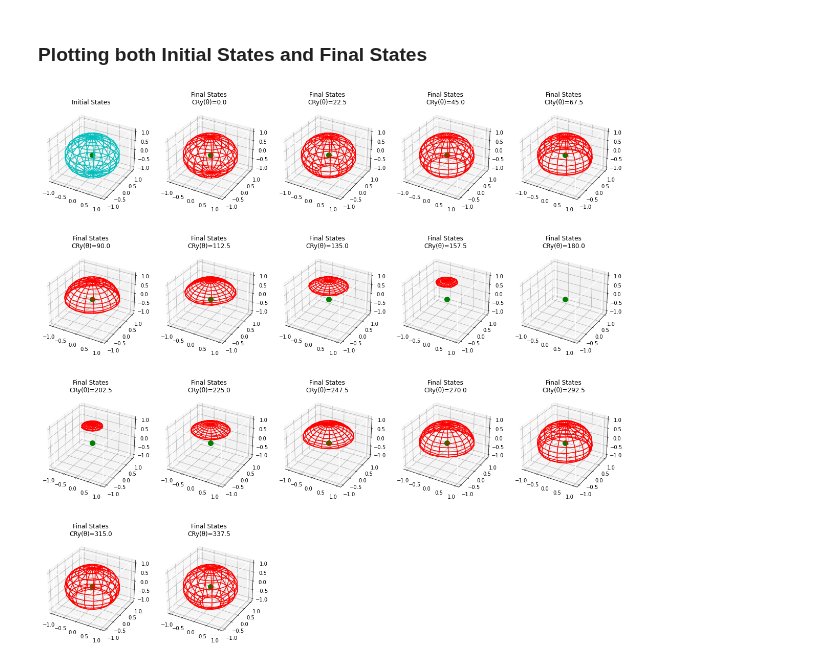
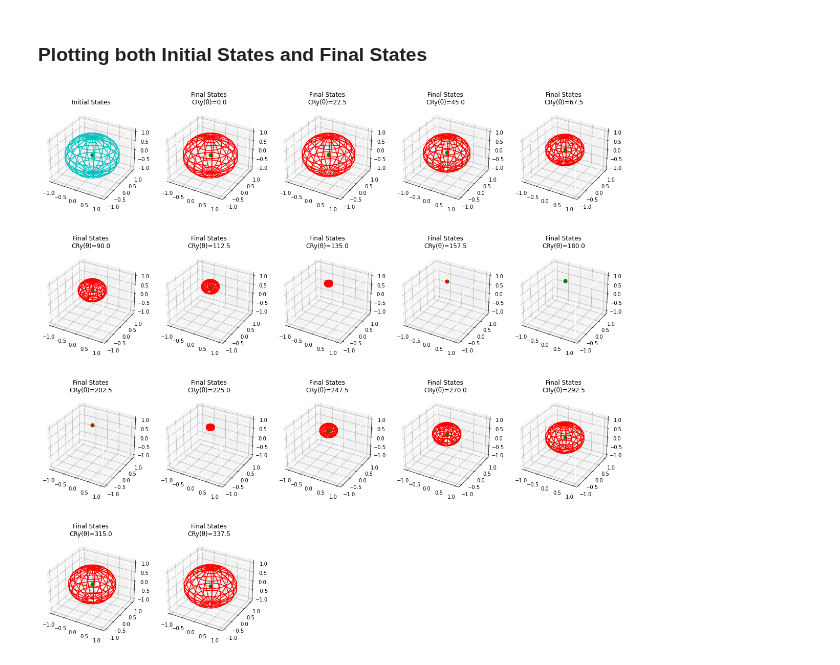
Before and after one commit to iamtxena/quantum-channel-discrimination, a Jupyter notebook: src/qcdBase.ipynb, the cells around one changed output. Cells and saved outputs as stored; diff of their text form; code cells hidden in the pictures.

Commit message:
feat: integrate new final state coordinates function

```diff
--- a/src/qcdBase.ipynb
+++ b/src/qcdBase.ipynb
@@ -70,6 +70,33 @@ def computeStateVectorCoordsReshaped(amplitudesVector, inputAnglesPhase, nPoints
         'reshapedCoordsY':  np.reshape(initialStateVectorCoordsY, (nPointsTheta, nPointsPhase)),
         'reshapedCoordsZ':  np.reshape(initialStateVectorCoordsZ, (nPointsTheta, nPointsPhase)),
     }
+# %%
+def computeFinaleStateVectorCoordsReshaped(amplitudesVector, inputAnglesPhase, nPointsTheta, nPointsPhase):
+    """ Compute the final state reshaped coordinates from a given amplitudes """
+    finalStateVectorCoordsX = []
+    finalStateVectorCoordsY = []
+    finalStateVectorCoordsZ = []
+    for indexAmplitudes in range(len(amplitudesVector)):
+        Theta_i = 2*np.arccos(amplitudesVector[indexAmplitudes])
+        Phase_i = inputAnglesPhase[indexAmplitudes % nPointsPhase]
+        finalStateVectorCoordsZ.append(np.cos(Theta_i))
+    # Reshaping matrices X, Y and Z in right dimensions to be represented
+    top_z = max(finalStateVectorCoordsZ)
+    min_z = min(finalStateVectorCoordsZ)
+    radius = (top_z-min_z)/2
+    center_z = 1-radius
+
+    for newIndexAmplitudes in range(len(amplitudesVector)):
+        newTheta_i = np.arccos((finalStateVectorCoordsZ[newIndexAmplitudes]-center_z)/radius)
+        newPhase_i = inputAnglesPhase[newIndexAmplitudes % nPointsPhase]
+        finalStateVectorCoordsX.append(radius*np.sin(newTheta_i)*np.cos(newPhase_i))
+        finalStateVectorCoordsY.append(radius*np.sin(newTheta_i)*np.sin(newPhase_i))
+    return {
+        'reshapedCoordsX':  np.reshape(finalStateVectorCoordsX, (nPointsTheta, nPointsPhase)),
+        'reshapedCoordsY':  np.reshape(finalStateVectorCoordsY, (nPointsTheta, nPointsPhase)),
+        'reshapedCoordsZ':  np.reshape(finalStateVectorCoordsZ, (nPointsTheta, nPointsPhase)),
+        'center': center_z
+    }
 # %%
 def draw_cube(axes):
     """ Draw a cube passing axes as a parameter """
@@ -164,7 +191,7 @@ initialStatesReshaped = computeStateVectorCoordsReshaped(initialStates["zeroAmpl
 # Set the Final States
 allChannelsFinalStatesReshaped = []
 for indexFinalState in range(len(totalFinalStates)):
-    singleChannelFinalStatesReshaped = computeStateVectorCoordsReshaped(totalFinalStates[indexFinalState]["zeroAmplitude"], anglesPhase, pointsTheta, pointsPhase)
+    singleChannelFinalStatesReshaped = computeFinaleStateVectorCoordsReshaped(totalFinalStates[indexFinalState]["zeroAmplitude"], anglesPhase, pointsTheta, pointsPhase)
     allChannelsFinalStatesReshaped.append(singleChannelFinalStatesReshaped)
 # %% [markdown]
 ## Plotting the results
@@ -198,33 +225,33 @@ plt.show()
 fig = plt.figure(figsize=(20,25))
 #===============
 #  First subplot
 #===============
 # set up the axes for the first plot
 ax = fig.add_subplot(5, 5, 1, projection='3d')
 draw_cube(ax)
 
 # draw initial states
 ax.plot_wireframe(initialStatesReshaped['reshapedCoordsX'], initialStatesReshaped['reshapedCoordsY'], initialStatesReshaped['reshapedCoordsZ'], color="c")
 ax.set_title("Initial States")
 # draw center
-ax.scatter([0], [0], [0], color="g", s=100)
+ax.scatter([0], [0], [0], color="g", s=50)
 
 #===============
 # Next subplots
 #===============
 indexFinalStateReshaped = 0
 for finalStatesReshaped in allChannelsFinalStatesReshaped:
     # set up the axes for the second plot
     ax = fig.add_subplot(5, 5, 2 + indexFinalStateReshaped, projection='3d')
     draw_cube(ax)
     # draw final states
     ax.plot_wireframe(finalStatesReshaped['reshapedCoordsX'], finalStatesReshaped['reshapedCoordsY'], finalStatesReshaped['reshapedCoordsZ'], color="r")
     title = "Final States\n" + u"CRy(\u03B8)=" + str(np.round(math.degrees(anglesCYgate[indexFinalStateReshaped]),3))
     ax.set_title(title)
     # draw center
-    ax.scatter([0], [0], [0], color="g", s=100)
+    ax.scatter([0], [0], finalStatesReshaped["center"], color="g", s=50)
     indexFinalStateReshaped+=1
 
 plt.show()
 # %% [output]
-[figure, old version]
+[figure, new version]
```
Also changed, not shown: parts of 2 cells of this notebook.
